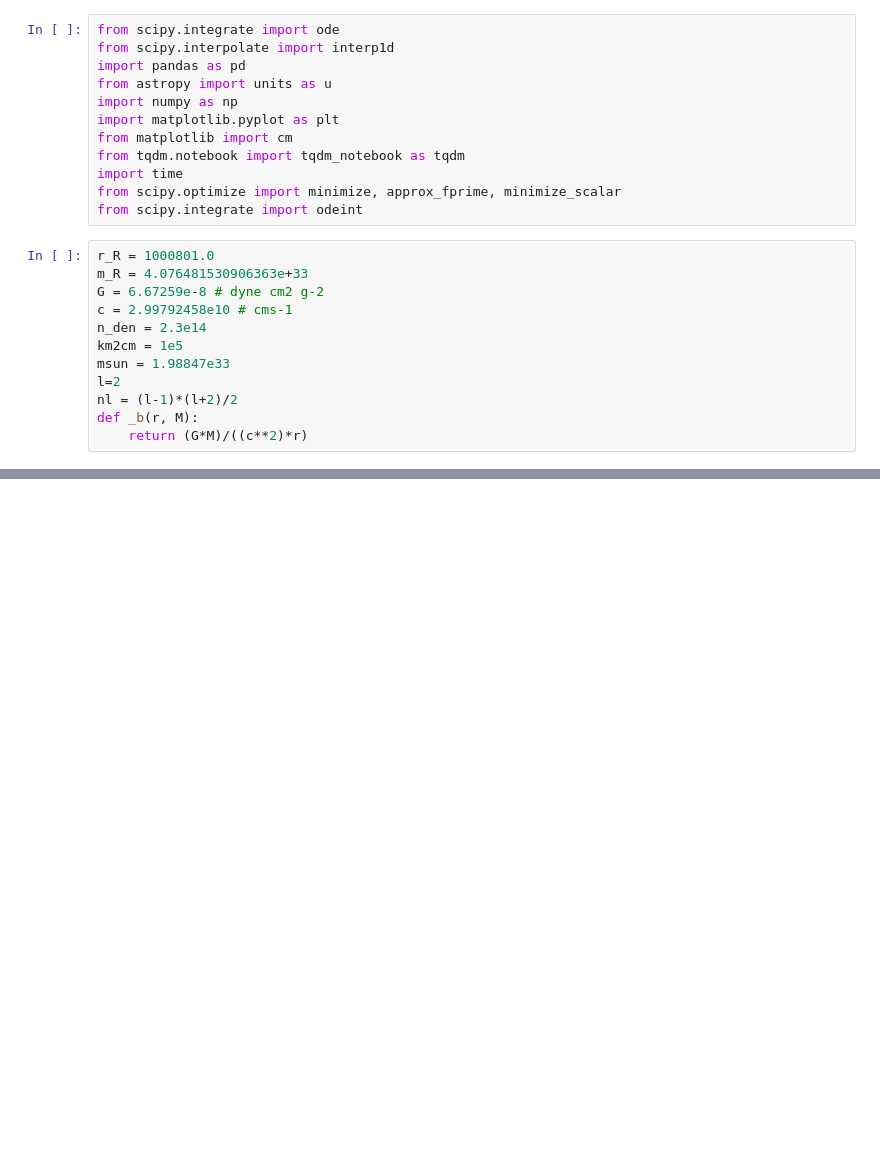
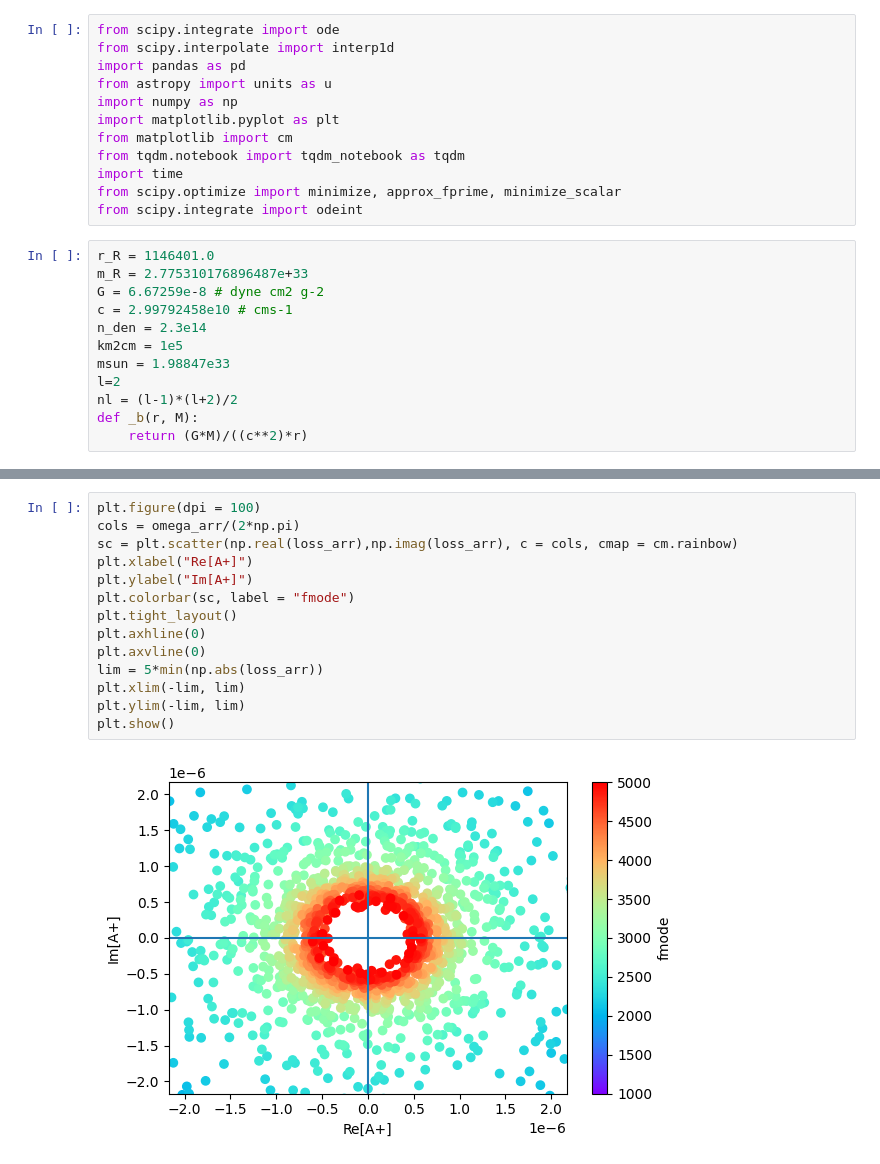
Before and after one commit to utkarsh7236/fmodes, a Jupyter notebook: Zerilli1.ipynb, the cells around one changed output, grey strips where cells are left out. Cells and saved outputs as stored; diff of their text form; blank space fills up the shorter version.

```diff
--- a/Zerilli1.ipynb
+++ b/Zerilli1.ipynb
@@ -11,8 +11,8 @@ import time
 from scipy.optimize import minimize, approx_fprime, minimize_scalar
 from scipy.integrate import odeint
 # %%
-r_R = 1000801.0
-m_R = 4.076481530906363e+33
+r_R = 1146401.0
+m_R = 2.775310176896487e+33
 G = 6.67259e-8 # dyne cm2 g-2
 c = 2.99792458e10 # cms-1
 n_den = 2.3e14
@@ -42,0 +97,16 @@ def zerilli(u, r, omega):
+# %%
+plt.figure(dpi = 100)
+cols = omega_arr/(2*np.pi)
+sc = plt.scatter(np.real(loss_arr),np.imag(loss_arr), c = cols, cmap = cm.rainbow)
+plt.xlabel("Re[A+]")
+plt.ylabel("Im[A+]")
+plt.colorbar(sc, label = "fmode")
+plt.tight_layout()
+plt.axhline(0)
+plt.axvline(0)
+lim = 5*min(np.abs(loss_arr))
+plt.xlim(-lim, lim)
+plt.ylim(-lim, lim)
+plt.show()
+# %% [output]
+[figure, added]
```
Also changed, not shown: parts of 8 cells of this notebook, 2 other files.
